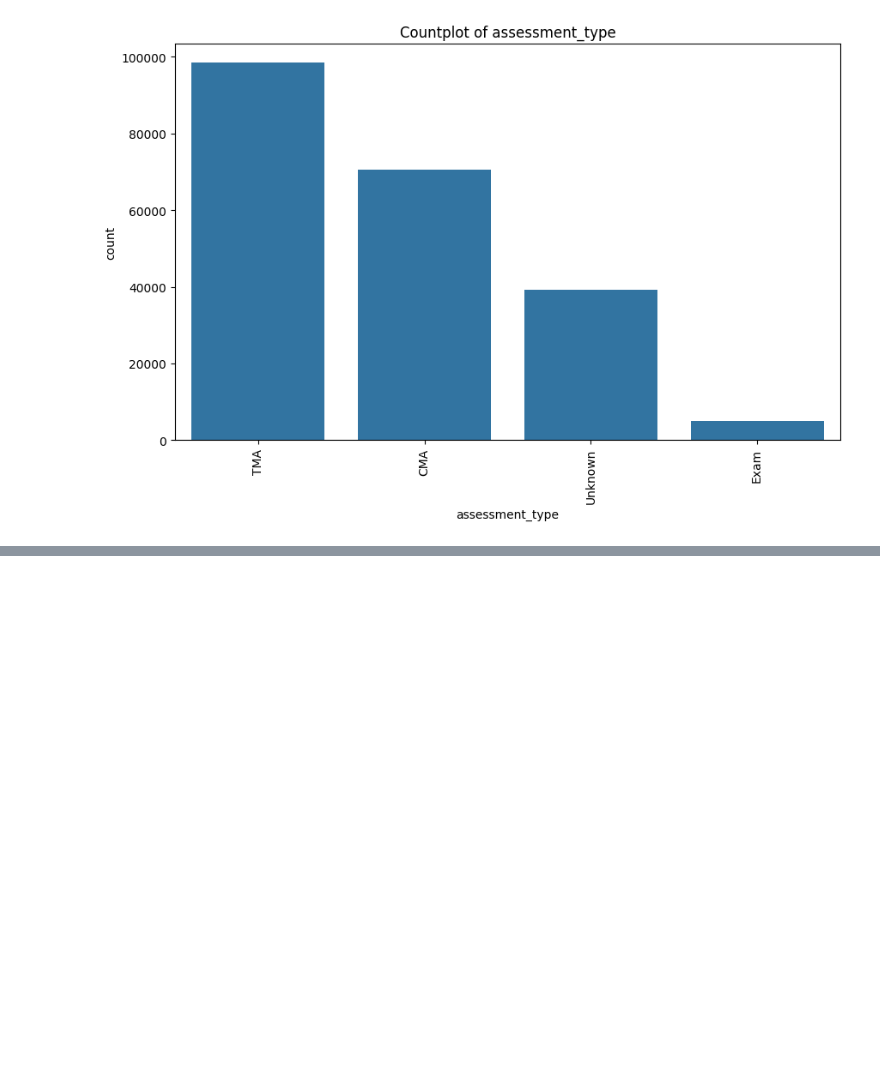
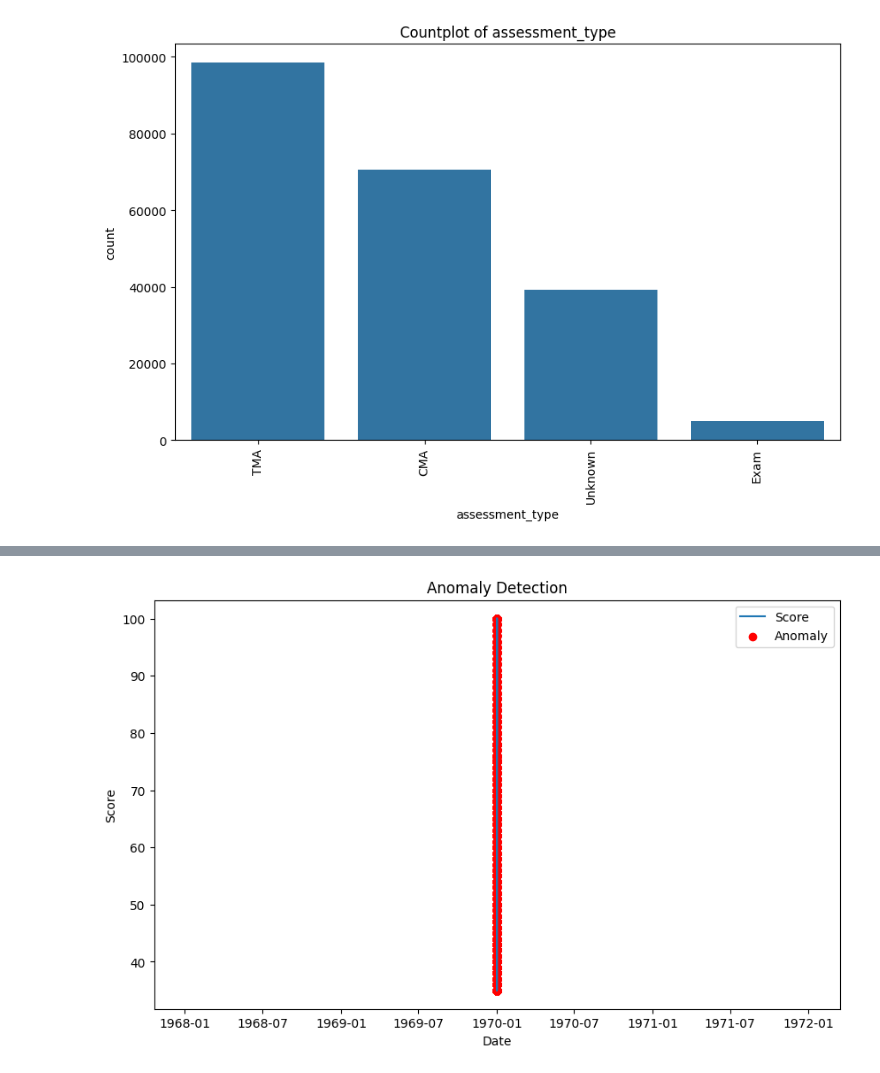
Before and after one commit to sreedharsiddhu/Big-Data-open-university-learning-analytics-data-set-, a Jupyter notebook: big_data_final_2nd_sem.ipynb, the cells around one changed output, grey strips where cells are left out. Cells and saved outputs as stored; diff of their text form; code cells hidden in the pictures; blank space fills up the shorter version.

```diff
--- a/big_data_final_2nd_sem.ipynb
+++ b/big_data_final_2nd_sem.ipynb
@@ -631,10 +629,17 @@ KeyError: 'average_score'
 # %%
 # Boxplots for numerical features to identify outliers
+
+
+numerical_columns = ['score', 'date_submitted', 'date', 'weight', 'average_score']
+
 for column in numerical_columns:
-    plt.figure(figsize=(10, 6))
-    sns.boxplot(x='final_result', y=column, data=merged_data)
-    plt.title(f'Boxplot of {column} by Final Result')
-    plt.show()
+    if column in merged_data.columns:
+        plt.figure(figsize=(10, 6))
+        sns.boxplot(x='final_result', y=column, data=merged_data)
+        plt.title(f'Boxplot of {column} by Final Result')
+        plt.show()
+    else:
+        print(f"Column '{column}' does not exist in the DataFrame.")
 # %% [output]
 [figure]
 [figure]
@@ -736,0 +977,27 @@ Data shape after removing outliers:
+# %%
+import matplotlib.pyplot as plt
+from sklearn.ensemble import IsolationForest
+
+# Assuming 'date' is the correct date column
+date_column = 'date'  # Replace this with your actual date column if different
+
+# Ensure no missing values in numerical columns
+merged_data.dropna(subset=numerical_columns, inplace=True)
+
+# Fit the Isolation Forest model
+iso_forest = IsolationForest(contamination=0.05, random_state=42)
+merged_data['anomaly'] = iso_forest.fit_predict(merged_data[numerical_columns])
+
+# Plot anomalies
+plt.figure(figsize=(10, 6))
+plt.plot(merged_data[date_column], merged_data['score'], label='Score')
+plt.scatter(merged_data[date_column][merged_data['anomaly'] == -1],
+            merged_data['score'][merged_data['anomaly'] == -1],
+            color='red', label='Anomaly')
+plt.legend()
+plt.title('Anomaly Detection')
+plt.xlabel('Date')
+plt.ylabel('Score')
+plt.show()
+# %% [output]
+[figure, added]
```
Also changed, not shown: parts of 21 cells of this notebook.
